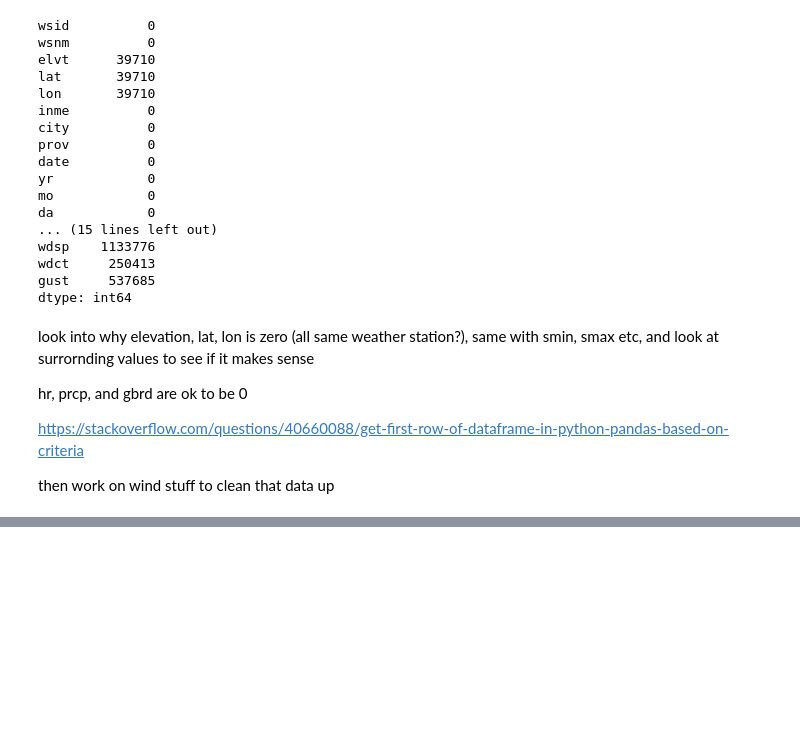
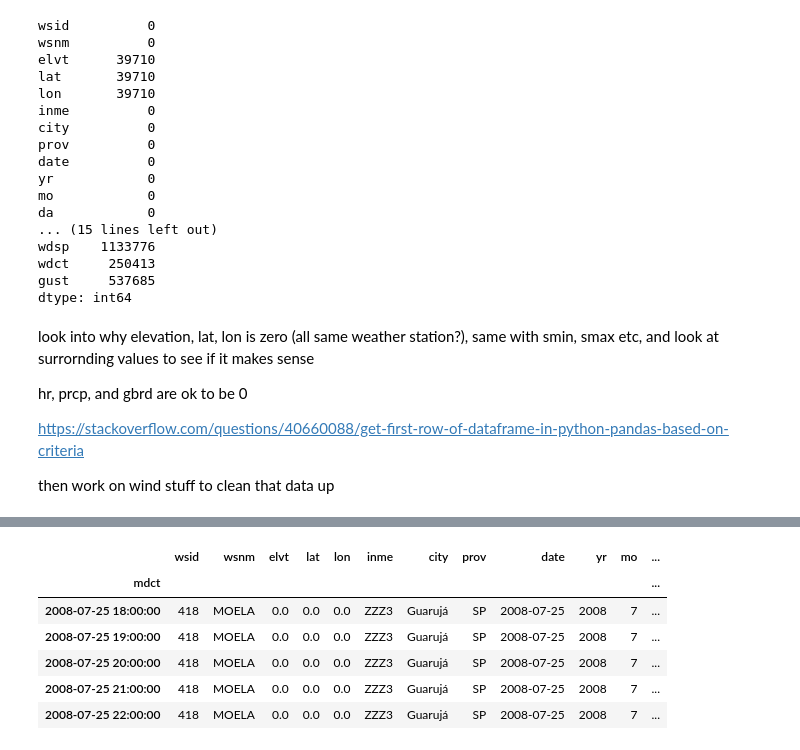
Before and after one commit to sanjayr1/Data_Tools_Brazil_Weather, a Jupyter notebook: Data_cleanup.ipynb, the cells around one changed output, grey strips where cells are left out. Drawn from its saved outputs; the diff is of its cells as text; code cells hidden in the pictures; blank space fills up the shorter version.

```diff
--- a/Data_cleanup.ipynb
+++ b/Data_cleanup.ipynb
@@ -176,0 +173,10 @@ df.to_hdf('cleaning_up_df.hdf','mydata',mode='w')
+# %%
+df[df.elvt == 0].head()
+# %% [output]
+|  | wsid | wsnm | elvt | lat | lon | inme | city | prov | date | yr | mo | ... |
+| mdct |  |  |  |  |  |  |  |  |  |  |  | ... |
+| 2008-07-25 18:00:00 | 418 | MOELA | 0.0 | 0.0 | 0.0 | ZZZ3 | Guarujá | SP | 2008-07-25 | 2008 | 7 | ... |
+| 2008-07-25 19:00:00 | 418 | MOELA | 0.0 | 0.0 | 0.0 | ZZZ3 | Guarujá | SP | 2008-07-25 | 2008 | 7 | ... |
+| 2008-07-25 20:00:00 | 418 | MOELA | 0.0 | 0.0 | 0.0 | ZZZ3 | Guarujá | SP | 2008-07-25 | 2008 | 7 | ... |
+| 2008-07-25 21:00:00 | 418 | MOELA | 0.0 | 0.0 | 0.0 | ZZZ3 | Guarujá | SP | 2008-07-25 | 2008 | 7 | ... |
+| 2008-07-25 22:00:00 | 418 | MOELA | 0.0 | 0.0 | 0.0 | ZZZ3 | Guarujá | SP | 2008-07-25 | 2008 | 7 | ... |
```
Also changed, not shown: parts of 24 cells of this notebook.
